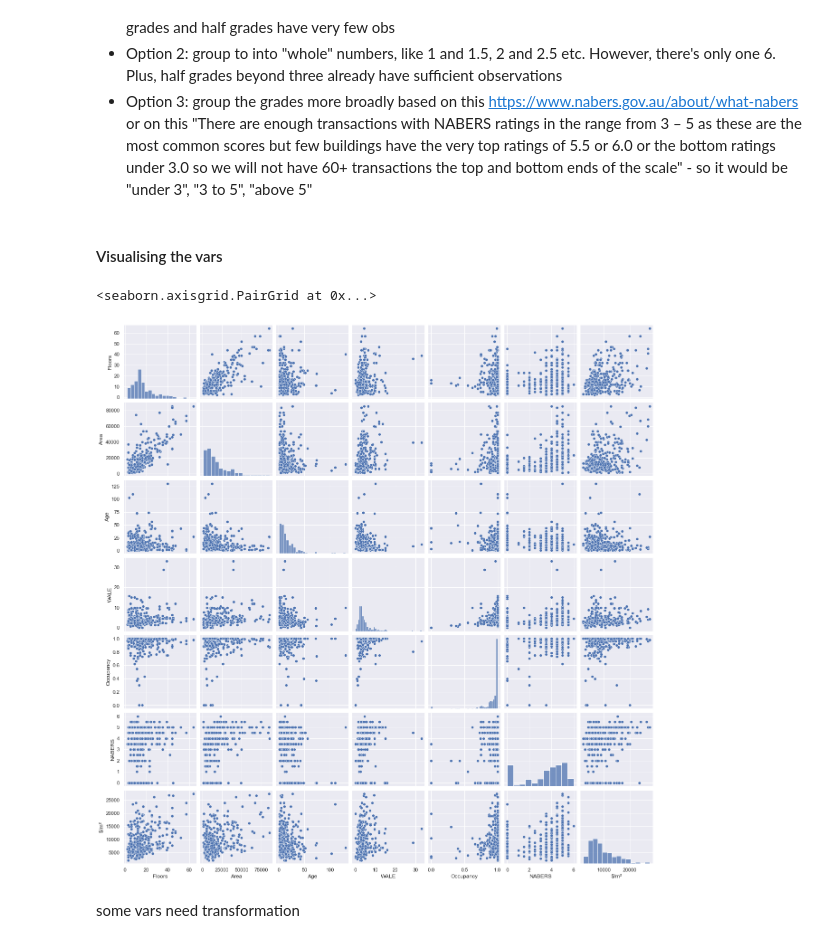
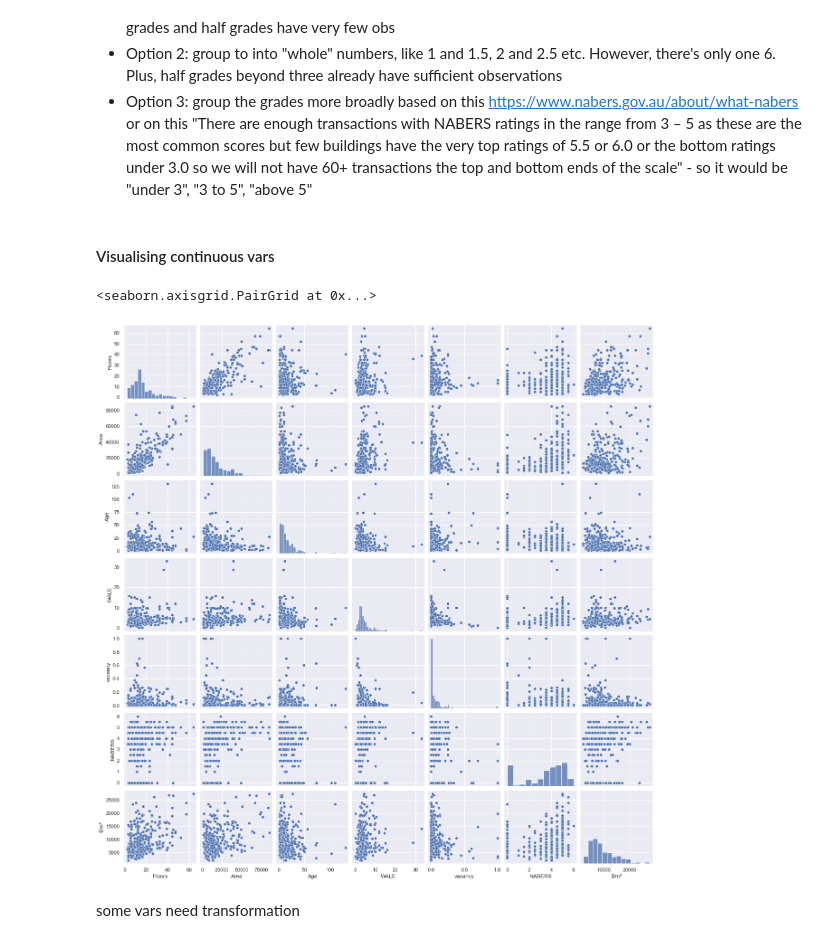
Before and after one commit to maiiasleptcova/KF-Python-projects, a Jupyter notebook: NABERS Australia cap value model.ipynb, the cells around one changed output. Cells and saved outputs as stored; diff of their text form; code cells hidden in the pictures.

Commit message:
worked on variables, visualisations, ran the model

```diff
--- a/NABERS Australia cap value model.ipynb
+++ b/NABERS Australia cap value model.ipynb
@@ -439,8 +450,10 @@ df['Address'].groupby(df['NABERS']).agg(['count'])
 | Not rated | 51 |
 # %%
 df['NABERS'] = df['NABERS'].replace('Not Rated', 'Not rated')
-df['NABERS'] = df['NABERS'].replace('Not rated', 0)
+df['NABERS'] = df['NABERS'].replace('Not rated', "0")
+df['NABERS'] = pd.to_numeric(df['NABERS'])
 df['Address'].groupby(df['NABERS']).agg(['count'])
+#df.dtypes
 # %% [output]
 |  | count |
 | NABERS |  |
@@ -473,24 +486,33 @@ df['NABERS_cat1'] = df['NABERS_cat1'].replace(dict.fromkeys([5,5.5,6], 5))
 # Category version 2
 
 df['NABERS_cat2'] = df['NABERS'].replace(dict.fromkeys([1,1.5,2,2.5], 1))
-df['NABERS_cat2'] = df['NABERS_cat2'].replace(dict.fromkeys([3,3.5,4,4.5], 2))
+df['NABERS_cat2'] = df['NABERS_cat2'].replace(dict.fromkeys([3,3.5,4,4.5,5], 2))
 df['NABERS_cat2'] = df['NABERS_cat2'].replace(dict.fromkeys([5.5,6], 3))
+
+# Category version 3
+
+df['NABERS_cat3'] = df['NABERS'].replace(dict.fromkeys([1,1.5,2,2.5,3, 3.5], 1))
+df['NABERS_cat3'] = df['NABERS_cat3'].replace(dict.fromkeys([4,4.5], 2))
+df['NABERS_cat3'] = df['NABERS_cat3'].replace(dict.fromkeys([5,5.5,6], 3))
 # %%
 df['NABERS_cat1'] = df['NABERS_cat1'].astype("category")
 df['NABERS_cat2'] = df['NABERS_cat2'].astype("category")
+df['NABERS_cat3'] = df['NABERS_cat3'].astype("category")
+# %%
+df['vacancy'] = 1 - df['Occupancy']
 # %%
 #df['NABERS_cat1']
 # %% [markdown]
-#### Visualising the vars
+#### Visualising continuous vars
 # %%
 #scatterplot
 sns.set()
-cols = ['Floors', 'Area', 'Age', 'WALE', 'Occupancy', 'NABERS','$/m²']
+cols = ['Floors', 'Area', 'Age', 'WALE', 'vacancy', 'NABERS', '$/m²']
 sns.pairplot(df[cols], height = 2.5)
 plt.show()
 # %% [output]
 <seaborn.axisgrid.PairGrid at 0x...>
-[figure, old version]
+[figure, new version]
 # %% [markdown]
 some vars need transformation
 # %%
```
Also changed, not shown: parts of 38 cells of this notebook.
